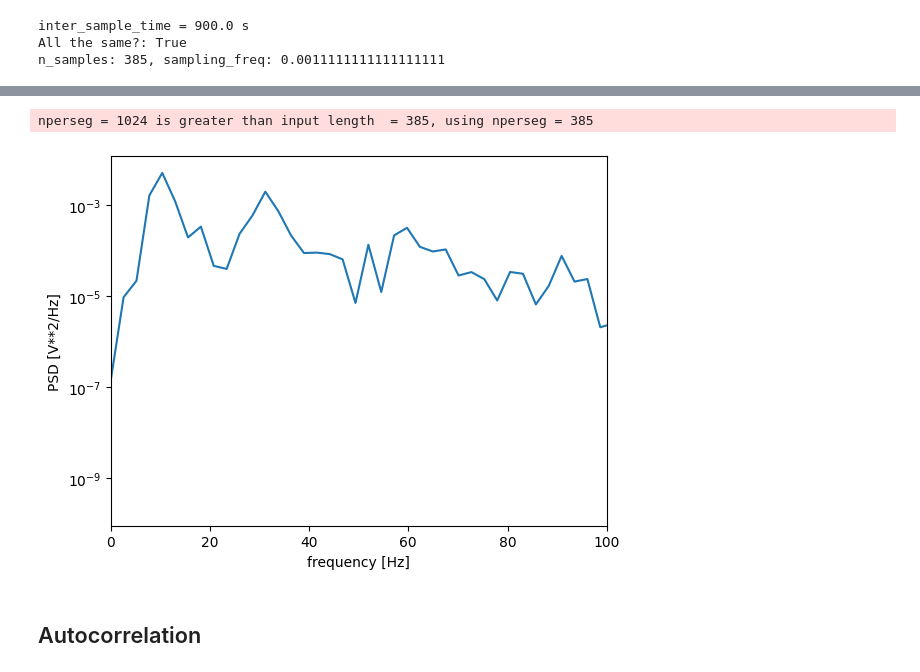
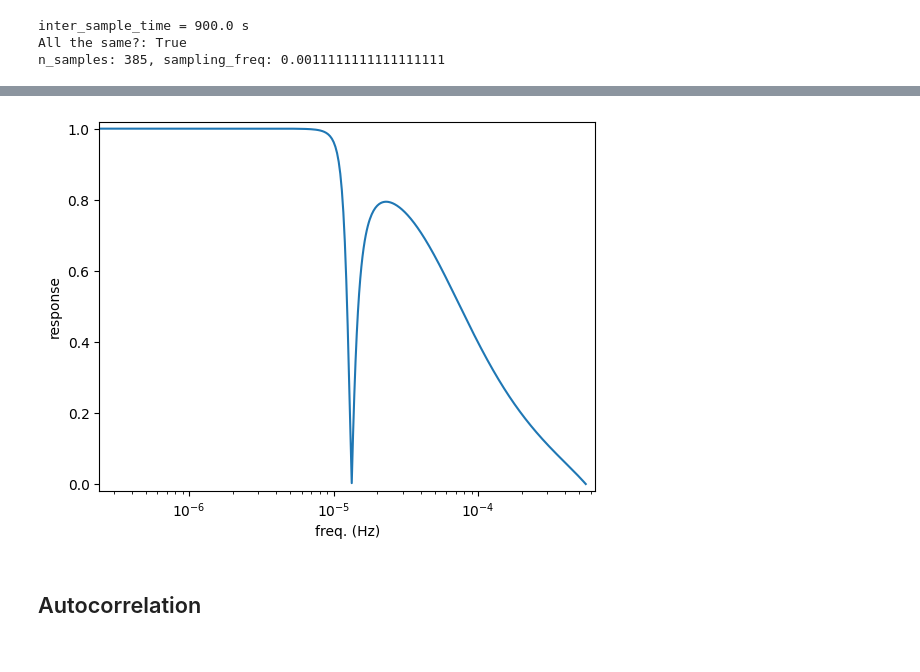
Before and after one commit to juliet29/windows, a Jupyter notebook: analysis/notebooks/230524_peak_remove.ipynb, the cells around one changed output, grey strips where cells are left out. Saved outputs shown, nothing was run; the diff lists cells and outputs as text; code cells hidden in the pictures.

```diff
--- a/analysis/notebooks/230524_peak_remove.ipynb
+++ b/analysis/notebooks/230524_peak_remove.ipynb
@@ -192,3 +161,9 @@ fig.add_trace(go.Scatter(
     name="DDT",
     mode='lines',
 ))
+# %%
+psd_ddt_sort_ix = np.argsort(psd_ddt)[::-1]
+f_ddt_sort = f_ddt[psd_ddt_sort_ix]
+print(f_ddt_sort[0:5])
+
+psd_ddt_sort_ix[0:10]
@@ -195 +205,14 @@ fig.add_trace(go.Scatter(
+# %%
+b, a = scipy.signal.cheby2(3, 2, f_ddt_sort[0] / nyquist_freq, btype='low')
+
+# Get frequency response curve
+w, hf = scipy.signal.freqz(b, a, worN=2000)
+
+# Make plot
+plt.semilogx((nyquist_freq / np.pi) * w, abs(hf))
+plt.xlabel('freq. (Hz)')
+plt.ylabel('response')
+plt.margins(0.02)
+# %% [output]
+[figure, added]
 # %%
@@ -219,20 +239,5 @@ fig.add_trace(go.Scatter(
     mode='lines',
 ))
-# %%
-# f contains the frequency components
-# S is the PSD
-fs = 1000
-signal = ddt_dif_xt
-(f, S)= scipy.signal.welch(signal, fs, nperseg=1024)
-
-plt.semilogy(f, S)
-plt.xlim([0, 100])
-plt.xlabel('frequency [Hz]')
-plt.ylabel('PSD [V**2/Hz]')
-plt.show()
-# %% [output]
-nperseg = 1024 is greater than input length  = 385, using nperseg = 385
-[figure, removed]
 # %% [markdown]
 ## Autocorrelation
 # %%
```
Also changed, not shown: parts of 8 cells of this notebook.
